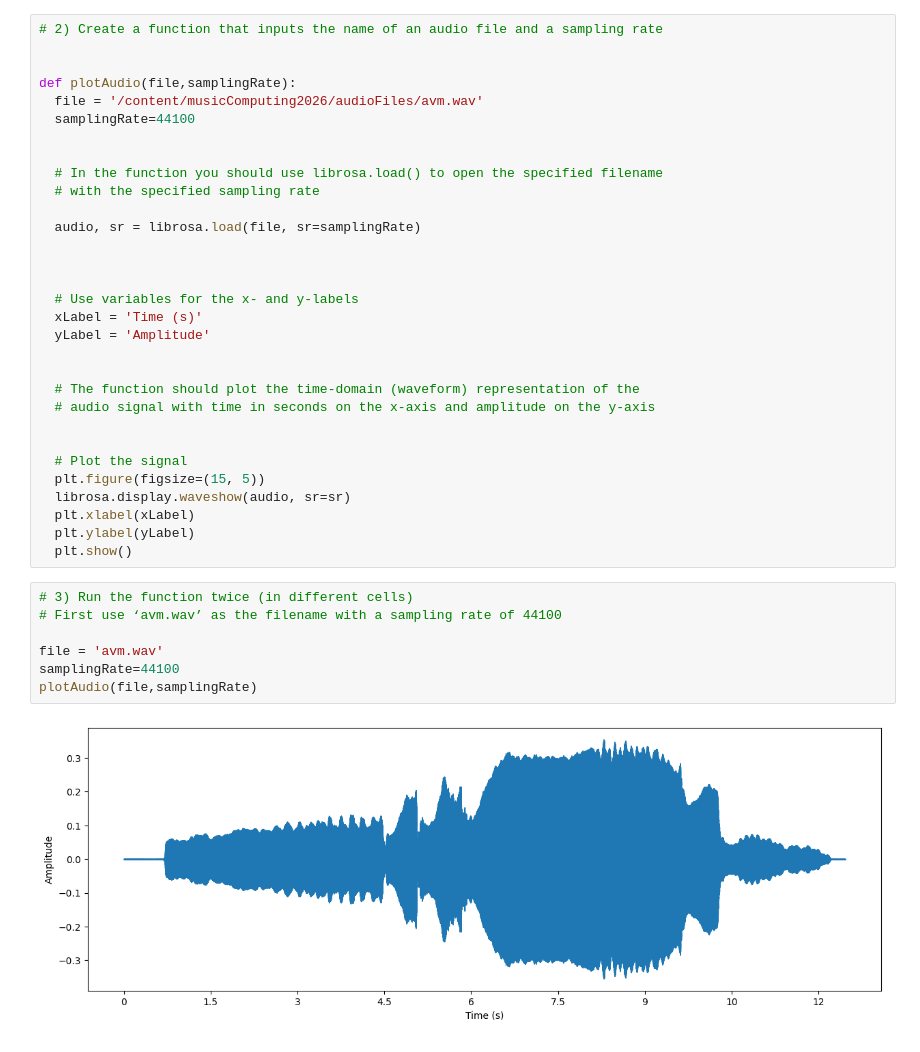
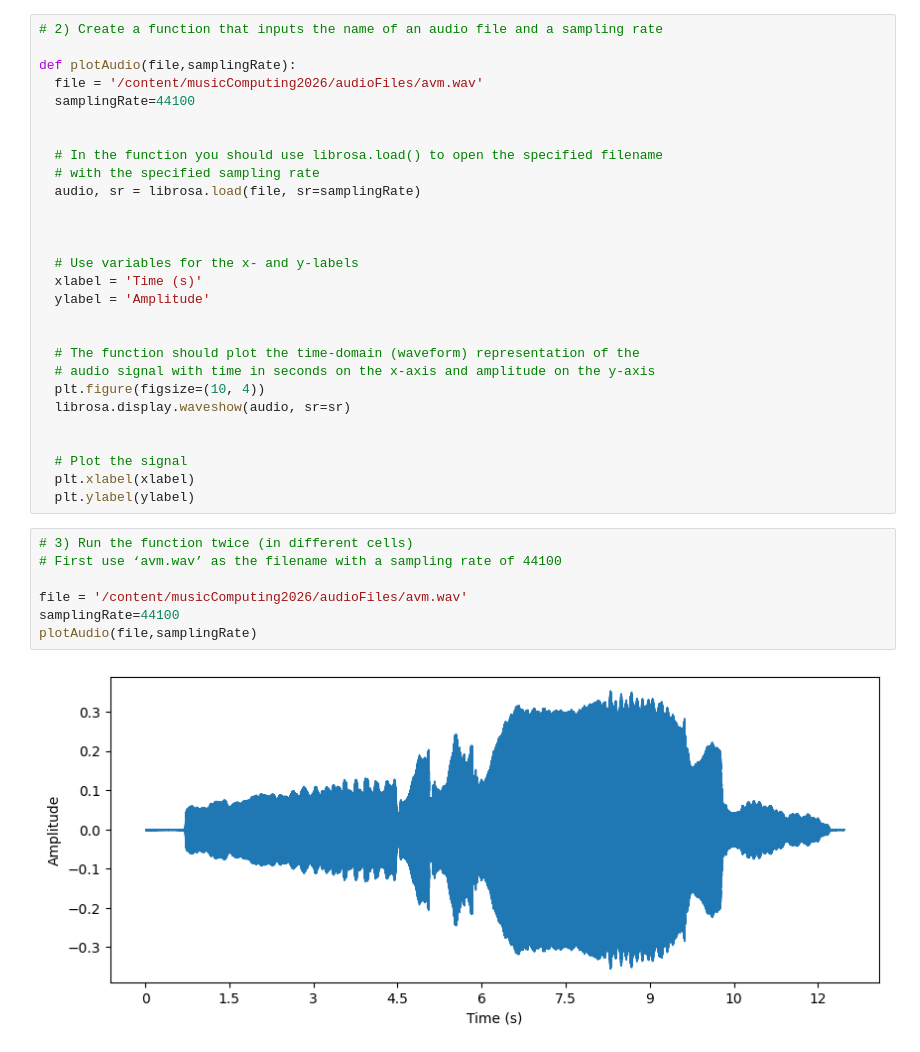
Before and after one commit to KhasonFacey/Music-Computing-, a Jupyter notebook: assignments/labAssignment1.ipynb, the cells around one changed output. Saved outputs shown, nothing was run; the diff lists cells and outputs as text.

```diff
--- a/assignments/labAssignment1.ipynb
+++ b/assignments/labAssignment1.ipynb
@@ -18,7 +22,6 @@ import librosa
 fatal: destination path 'musicComputing2026' already exists and is not an empty directory.
 # %%
 # 2) Create a function that inputs the name of an audio file and a sampling rate
-
 
 def plotAudio(file,samplingRate):
   file = '/content/musicComputing2026/audioFiles/avm.wav'
@@ -27,32 +30,30 @@ def plotAudio(file,samplingRate):
 
   # In the function you should use librosa.load() to open the specified filename
   # with the specified sampling rate
-
   audio, sr = librosa.load(file, sr=samplingRate)
 
 
 
   # Use variables for the x- and y-labels
-  xLabel = 'Time (s)'
-  yLabel = 'Amplitude'
+  xlabel = 'Time (s)'
+  ylabel = 'Amplitude'
 
 
   # The function should plot the time-domain (waveform) representation of the
   # audio signal with time in seconds on the x-axis and amplitude on the y-axis
+  plt.figure(figsize=(10, 4))
+  librosa.display.waveshow(audio, sr=sr)
 
 
   # Plot the signal
-  plt.figure(figsize=(15, 5))
-  librosa.display.waveshow(audio, sr=sr)
-  plt.xlabel(xLabel)
-  plt.ylabel(yLabel)
-  plt.show()
+  plt.xlabel(xlabel)
+  plt.ylabel(ylabel)
 # %%
 # 3) Run the function twice (in different cells)
 # First use ‘avm.wav’ as the filename with a sampling rate of 44100
 
-file = 'avm.wav'
+file = '/content/musicComputing2026/audioFiles/avm.wav'
 samplingRate=44100
 plotAudio(file,samplingRate)
 # %% [output]
-[figure, old version]
+[figure, new version]
```
Also changed, not shown: parts of 3 cells of this notebook.
